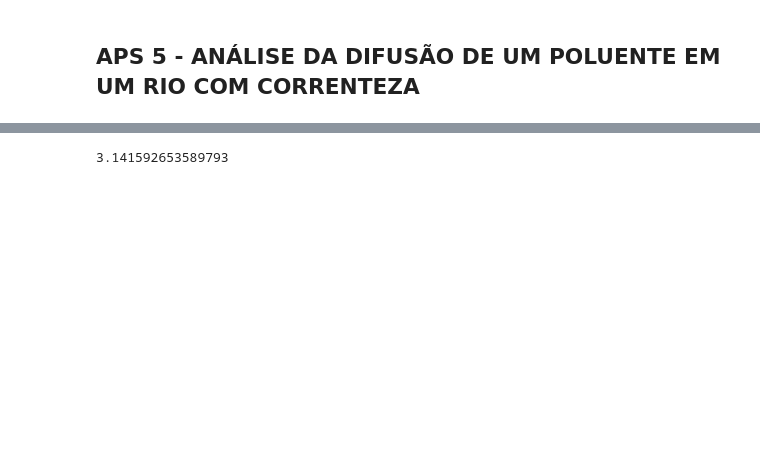
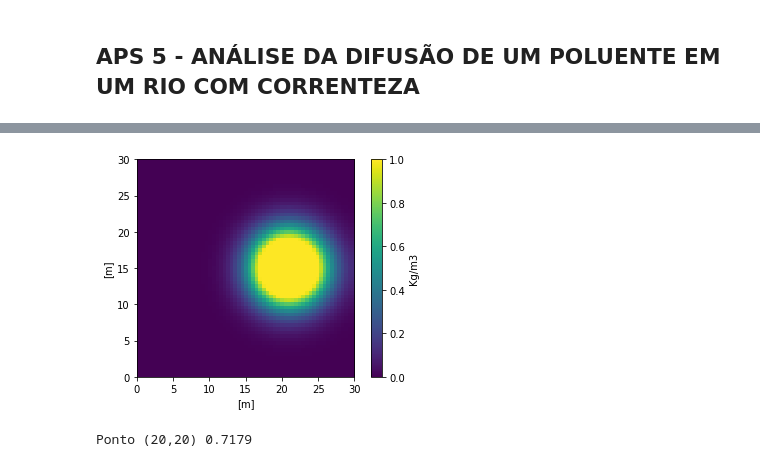
Before and after one commit to decoejz/TranscalAPS5, a Jupyter notebook: APS5.ipynb, the cells around one changed output, grey strips where cells are left out. Cells and saved outputs as stored; diff of their text form; code cells hidden in the pictures; blank space fills up the shorter version.

```diff
--- a/APS5.ipynb
+++ b/APS5.ipynb
@@ -35,18 +37,17 @@ Qc
 # %%
 def u(x,y):
-    return alpha
+#     return alpha
+    return 1
 
 def v(x,y):
-    return alpha * math.sin((math.pi/5)*x)
+#     return alpha * math.sin((math.pi/5)*x)
+    return 0
 # %%
 def diff2Central(anterior, atual, prox, delta):
-    return ((prox -(2*atual) + anterior) / (round(delta**2,2)))
+    return (prox -(2*atual) + anterior)/pow(deltaXY,2)
 
 def diffCentral(anterior, prox, delta):
-    return ((prox - anterior) /  (round(delta**2,2)))
-
-def diffAvancado(atual, prox, delta):
-    return ((prox - atual) / delta)
+    return (prox - anterior)/(2*delta)
 # %%
 #Aplica a conta específica na lista de nodes
 def calcDiff2D(nodes_t, Qc):
@@ -145,0 +97,19 @@ plt.show()
+# %%
+# %%time
+fig = plt.figure()
+
+nodeMatrix = np.zeros(shape =(len(X), len(Y)))
+nodeMatrix, ims= doSomething(nodeMatrix,t)
+
+ani = animation.ArtistAnimation(fig, ims, interval=50, blit=True,repeat_delay=1000)
+cbar = plt.colorbar()
+cbar.ax.set_ylabel('Kg/m3', rotation=90 )
+# plt.title("APS5")
+plt.xlabel("[m]")
+plt.ylabel("[m]")
+plt.close()
+
+video  = ani.to_html5_video()
+
+ani.save("APS5.mp4", writer="ffmpeg", fps=(len(t)/T), dpi=250)
+HTML(video)
@@ -146 +118,17 @@ plt.show()
+# %%
+
+fig = plt.figure()
+
+
+plt.imshow(nodeMatrix,cmap="viridis",vmin=0, vmax=1,interpolation="nearest",extent=[0,Lx,0,Ly])
+cbar = plt.colorbar()
+cbar.ax.set_ylabel('Kg/m3', rotation=90 )
+plt.xlabel("[m]")
+plt.ylabel("[m]")
+plt.savefig("archive", dpi = 300)
+plt.show()
+print("Ponto (20,20) {:.4f}".format(nodeMatrix[40][40]))
+# %% [output]
+[figure, added]
+Ponto (20,20) 0.7179
 # %%
@@ -155,6 +143,2 @@ with imageio.get_writer('movie.gif', mode='I', duration=0.05) as writer:
 # %%
 !open .
-# %%
-math.pi
-# %% [output]
-3.141592653589793
```
Also changed, not shown: parts of 11 cells of this notebook, 3 other files.
